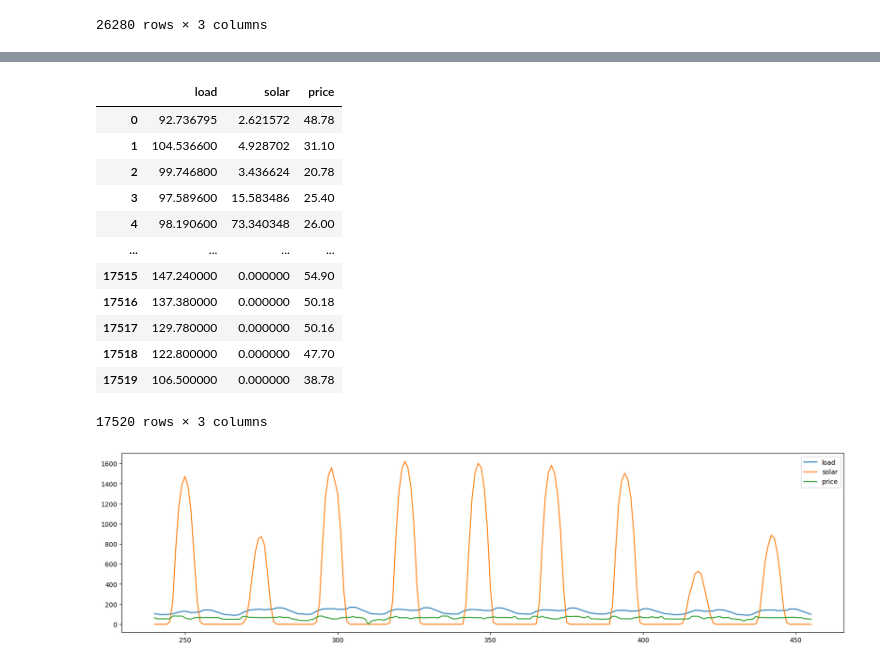
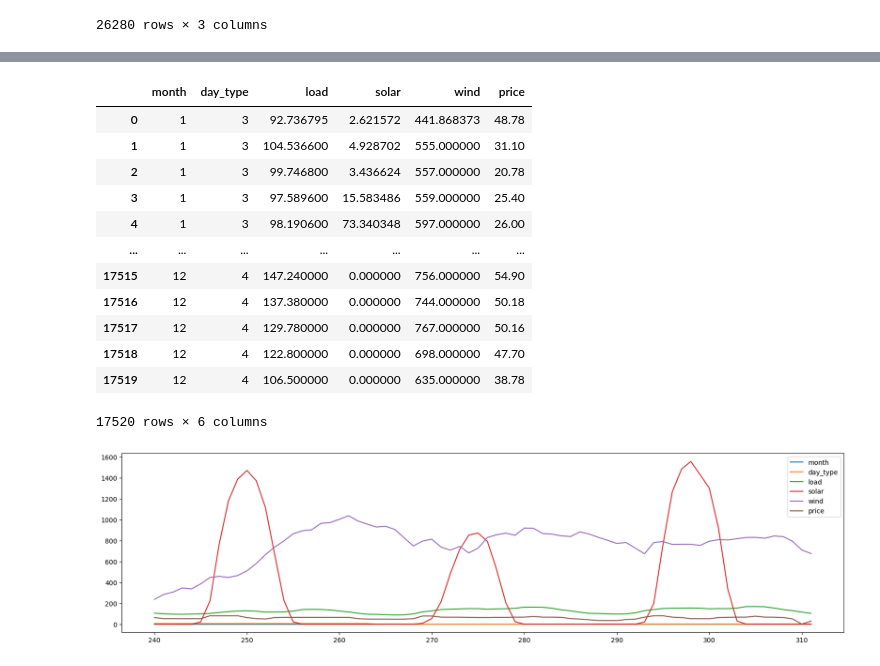
Before and after one commit to the-guti/ugrip-energy, a Jupyter notebook: building_energy_storage_simulation/data/preprocessing.ipynb, the cells around one changed output, grey strips where cells are left out. Drawn from its saved outputs; the diff is of its cells as text; code cells hidden in the pictures.

Commit message:
added month and day type to observations

```diff
--- a/building_energy_storage_simulation/data/preprocessing.ipynb
+++ b/building_energy_storage_simulation/data/preprocessing.ipynb
@@ -20,6 +20,11 @@ data
 50401 rows × 300 columns
 # %%
 data = data.iloc[1:] # remove first row
-data = data[["utc_timestamp", "GR_load_actual_entsoe_transparency", "GR_solar_generation_actual"]]
+data = data[[
+    "utc_timestamp",
+    "GR_load_actual_entsoe_transparency",
+    "GR_solar_generation_actual",
+    "GR_wind_onshore_generation_actual",
+]]
 data
 # %% [output]
@@ -50,7 +55,12 @@ data["utc_timestamp"] = pd.to_datetime(data["utc_timestamp"], format="%Y-%m-%dT%
 data["date"] = data["utc_timestamp"].dt.date
 data["time"] = data["utc_timestamp"].dt.time
 data.drop(columns=["utc_timestamp"], inplace=True)
-data = data[["date", "time", "GR_load_actual_entsoe_transparency", "GR_solar_generation_actual"]]
+data = data[[
+    "date", "time",
+    "GR_load_actual_entsoe_transparency",
+    "GR_solar_generation_actual",
+    "GR_wind_onshore_generation_actual",
+]]
 data
 # %% [output]
 A value is trying to be set on a copy of a slice from a DataFrame.
@@ -131,0 +142,12 @@ data
+# %%
+# extract month and day type (monday, tuesday, etc.)
+data["month"] = data["date"].apply(lambda x: x.month)
+data["day_type"] = data["date"].apply(lambda x: x.weekday())
+# move them forward
+data = data[[
+    "date", "month", "day_type", "time",
+    "GR_load_actual_entsoe_transparency",
+    "GR_solar_generation_actual",
+    "GR_wind_onshore_generation_actual",
+]]
+data
@@ -192,32 +228,32 @@ data
 # %%
 data.drop(columns=["date", "time"], inplace=True)
-data.columns = ["load", "solar", "price"]
+data.columns = ["month", "day_type", "load", "solar", "wind", "price"]
 train_data = data.iloc[:17520]
 test_data = data.iloc[17520:]
 train_data
 # %% [output]
-|  | load | solar | price |
-| 0 | 92.736795 | 2.621572 | 48.78 |
-| 1 | 104.536600 | 4.928702 | 31.10 |
-| 2 | 99.746800 | 3.436624 | 20.78 |
-| 3 | 97.589600 | 15.583486 | 25.40 |
-| 4 | 98.190600 | 73.340348 | 26.00 |
-| ... | ... | ... | ... |
-| 17515 | 147.240000 | 0.000000 | 54.90 |
-| 17516 | 137.380000 | 0.000000 | 50.18 |
-| 17517 | 129.780000 | 0.000000 | 50.16 |
-| 17518 | 122.800000 | 0.000000 | 47.70 |
-| 17519 | 106.500000 | 0.000000 | 38.78 |
+|  | month | day_type | load | solar | wind | price |
+| 0 | 1 | 3 | 92.736795 | 2.621572 | 441.868373 | 48.78 |
+| 1 | 1 | 3 | 104.536600 | 4.928702 | 555.000000 | 31.10 |
+| 2 | 1 | 3 | 99.746800 | 3.436624 | 557.000000 | 20.78 |
+| 3 | 1 | 3 | 97.589600 | 15.583486 | 559.000000 | 25.40 |
+| 4 | 1 | 3 | 98.190600 | 73.340348 | 597.000000 | 26.00 |
+| ... | ... | ... | ... | ... | ... | ... |
+| 17515 | 12 | 4 | 147.240000 | 0.000000 | 756.000000 | 54.90 |
+| 17516 | 12 | 4 | 137.380000 | 0.000000 | 744.000000 | 50.18 |
+| 17517 | 12 | 4 | 129.780000 | 0.000000 | 767.000000 | 50.16 |
+| 17518 | 12 | 4 | 122.800000 | 0.000000 | 698.000000 | 47.70 |
+| 17519 | 12 | 4 | 106.500000 | 0.000000 | 635.000000 | 38.78 |
-17520 rows × 3 columns
+17520 rows × 6 columns
 # %%
 # plot random 9 consecutive days
 start_day = 10
 plt.figure(figsize=(20, 5))
-plt.plot(train_data.iloc[start_day * 24 : (start_day + 9) * 24])
+plt.plot(train_data.iloc[start_day * 24 : (start_day + 3) * 24])
 plt.legend(train_data.columns)
 plt.show()
 # %% [output]
-[figure, old version]
+[figure, new version]
 # %%
 # save the data
 train_data.to_csv("preprocessed/train.csv", index=False)
```
Also changed, not shown: parts of 8 cells of this notebook, 2 other files.
